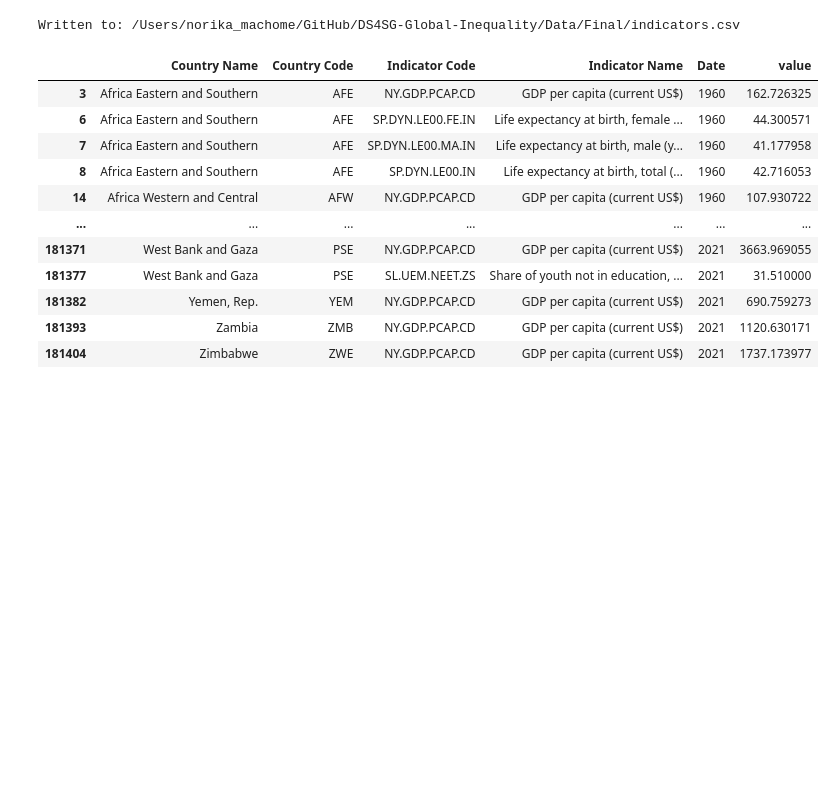
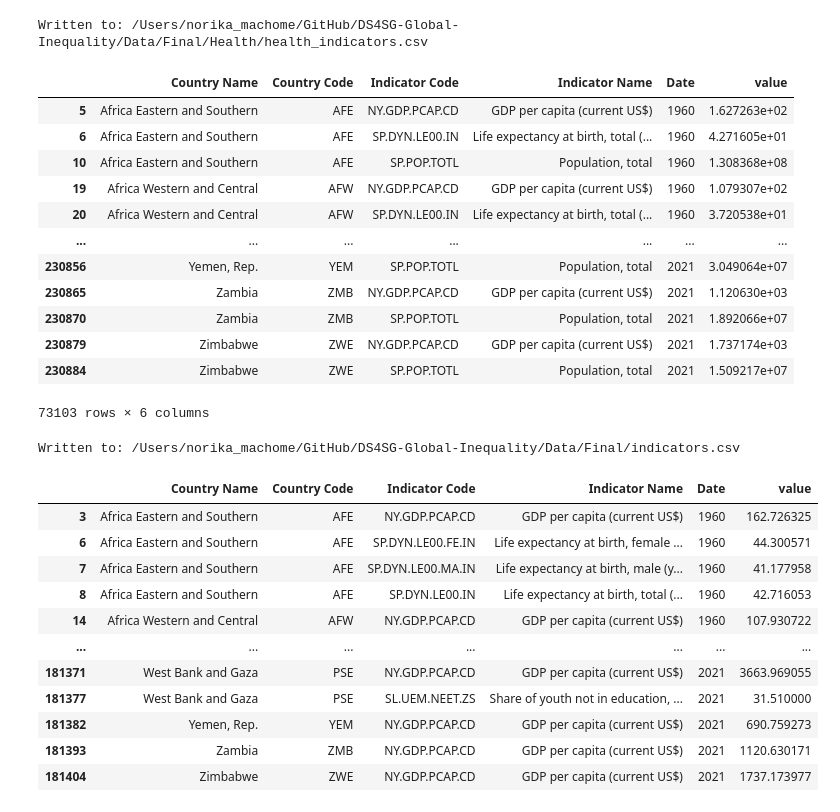
Before and after one commit to berdikhanova/DS4SG-Global-Inequality, a Jupyter notebook: Code/DS4SG_Data_Importing.ipynb, the cells around one changed output. Drawn from its saved outputs; the diff is of its cells as text; code cells hidden in the pictures; blank space fills up the shorter version.

```diff
--- a/Code/DS4SG_Data_Importing.ipynb
+++ b/Code/DS4SG_Data_Importing.ipynb
@@ -49,6 +32,43 @@ pathname = "/Users/norika_machome/GitHub/DS4SG-Global-Inequality"
 # %%
 wdi_data = pd.read_csv(pathname + "/Data/Raw/WDIData.csv", delimiter=",")
 #wdi_codebook = pd.read_csv(pathname+"/Data/Raw/WDISeries.csv", delimiter=",")
+# %%
+def create_df_indicator(indicator_code, write_to = None):
+    # Select only indicators from topics
+    topic_df = wdi_data.loc[wdi_data["Indicator Code"].isin(indicator_code)]
+    # Melt dataset (making all date columns one variable)
+    long_indicator_df = topic_df.melt(id_vars=["Country Name",'Country Code','Indicator Code',"Indicator Name"],
+        var_name="Date")
+    long_indicator_df = long_indicator_df[long_indicator_df["value"].notna()]
+    long_indicator_df = long_indicator_df[long_indicator_df["Date"]!= "Unnamed: 66"]
+    long_indicator_df["Date"] = pd.to_numeric(long_indicator_df["Date"])
+
+    # Write to csv
+    if write_to:
+        long_indicator_df.to_csv(pathname + "/Data/Final/Health/" + write_to + ".csv", index = False)
+        print("Written to:", pathname + "/Data/Final/Health/" + write_to + ".csv")
+    return long_indicator_df
+
+test_df = create_df_indicator(["NY.GDP.PCAP.CD","SP.DYN.LE00.IN","SP.POP.TOTL", "SH.XPD.OOPC.CH.ZS", "SH.MED.PHYS.ZS",
+                                ".REG.BRTH.UR.ZS", ".REG.BRTH.RU.ZS", ".REG.BRTH.ZS","SH.STA.SUIC.P5","SH.STA.SUIC.FE.P5","SH.STA.SUIC.MA.P5","SH.STA.SMSS.ZS",
+                                "SP.REG.BRTH.ZS","SP.REG.BRTH.MA.ZS","SP.REG.BRTH.FE.ZS","SP.REG.BRTH.UR.ZS","SP.REG.BRTH.RU.ZS"],"health_indicators")
+test_df = test_df[test_df['value'].notna()]
+test_df
+# %% [output]
+Written to: /Users/norika_machome/GitHub/DS4SG-Global-Inequality/Data/Final/Health/health_indicators.csv
+|  | Country Name | Country Code | Indicator Code | Indicator Name | Date | value |
+| 5 | Africa Eastern and Southern | AFE | NY.GDP.PCAP.CD | GDP per capita (current US$) | 1960 | 1.627263e+02 |
+| 6 | Africa Eastern and Southern | AFE | SP.DYN.LE00.IN | Life expectancy at birth, total (... | 1960 | 4.271605e+01 |
+| 10 | Africa Eastern and Southern | AFE | SP.POP.TOTL | Population, total | 1960 | 1.308368e+08 |
+| 19 | Africa Western and Central | AFW | NY.GDP.PCAP.CD | GDP per capita (current US$) | 1960 | 1.079307e+02 |
+| 20 | Africa Western and Central | AFW | SP.DYN.LE00.IN | Life expectancy at birth, total (... | 1960 | 3.720538e+01 |
+| ... | ... | ... | ... | ... | ... | ... |
+| 230856 | Yemen, Rep. | YEM | SP.POP.TOTL | Population, total | 2021 | 3.049064e+07 |
+| 230865 | Zambia | ZMB | NY.GDP.PCAP.CD | GDP per capita (current US$) | 2021 | 1.120630e+03 |
+| 230870 | Zambia | ZMB | SP.POP.TOTL | Population, total | 2021 | 1.892066e+07 |
+| 230879 | Zimbabwe | ZWE | NY.GDP.PCAP.CD | GDP per capita (current US$) | 2021 | 1.737174e+03 |
+| 230884 | Zimbabwe | ZWE | SP.POP.TOTL | Population, total | 2021 | 1.509217e+07 |
+73103 rows × 6 columns
 # %%
 def create_df_indicator(indicator_code, write_to = None):
     # Select only indicators from topics
```
Also changed, not shown: parts of 8 cells of this notebook, 4 other files.
